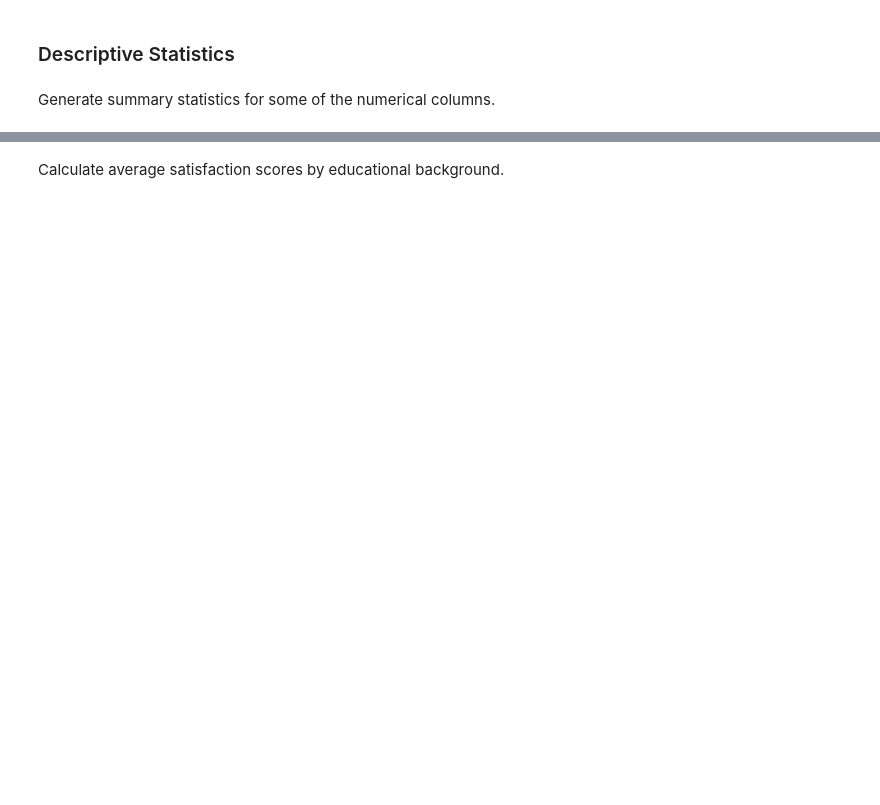
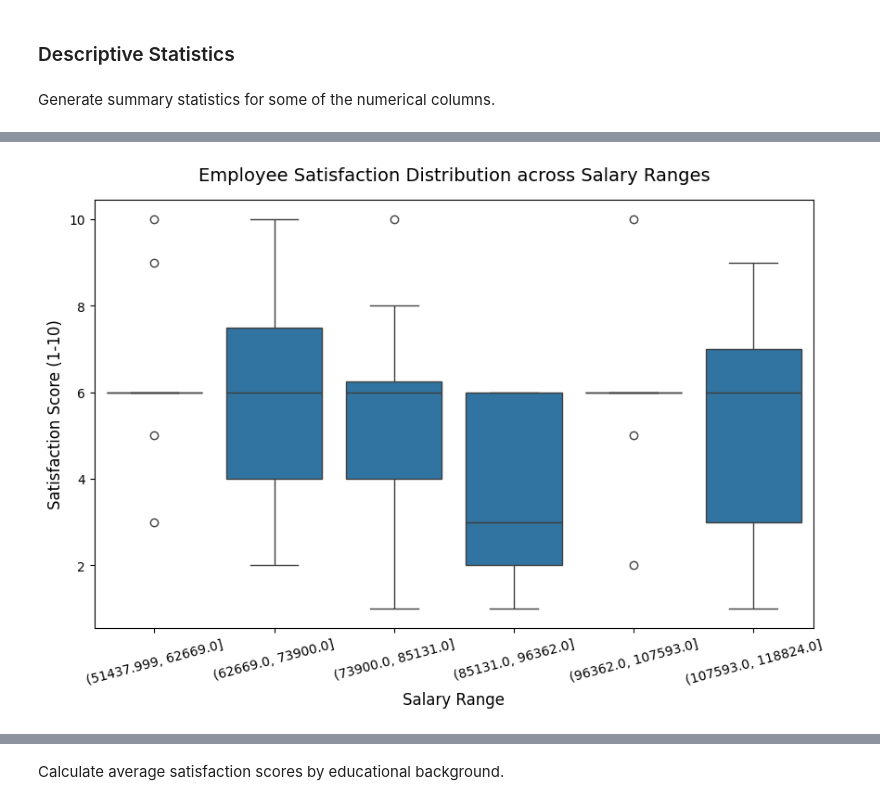
Before and after one commit to aysuntm/engage-metrics-workforce-analytics, a Jupyter notebook: notebooks/02_EDA_visualization.ipynb, the cells around one changed output, grey strips where cells are left out. Cells and saved outputs as stored; diff of their text form; code cells hidden in the pictures; blank space fills up the shorter version.

```diff
--- a/notebooks/02_EDA_visualization.ipynb
+++ b/notebooks/02_EDA_visualization.ipynb
@@ -75,0 +120,20 @@ Name: satisfaction_score, dtype: float64
+# %%
+# Initialize a figure size that gives the bins breathing room
+plt.figure(figsize=(10,6))
+
+# Create the box plot
+# Make sure to sort the data by the bins so the x-axis goes from lowest to highest
+sns.boxplot(data = df.sort_values('salary_bins'), x = 'salary_bins', y = 'satisfaction_score')
+
+# Polish the labels and presentation
+plt.title('Employee Satisfaction Distribution across Salary Ranges', fontsize=14, pad=15)
+plt.xlabel('Salary Range', fontsize=12)
+plt.ylabel('Satisfaction Score (1-10)', fontsize=12)
+
+# Rotate labels slightly
+plt.xticks(rotation=15)
+
+# Render the chart
+plt.show()
+# %% [output]
+[figure, added]
```
Also changed, not shown: parts of 38 cells of this notebook, 2 other files.
